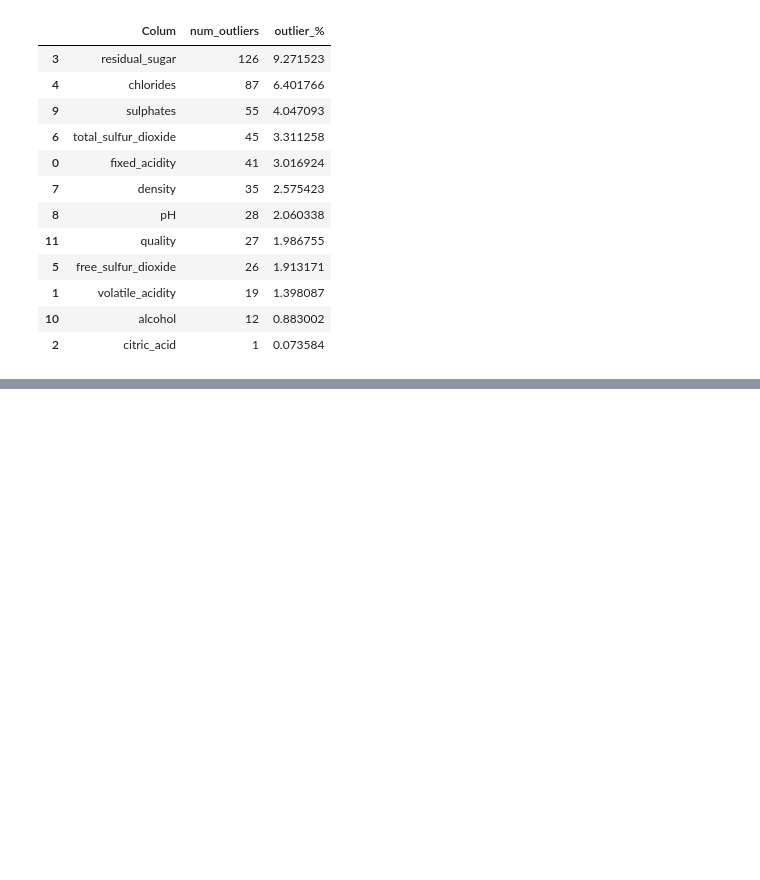
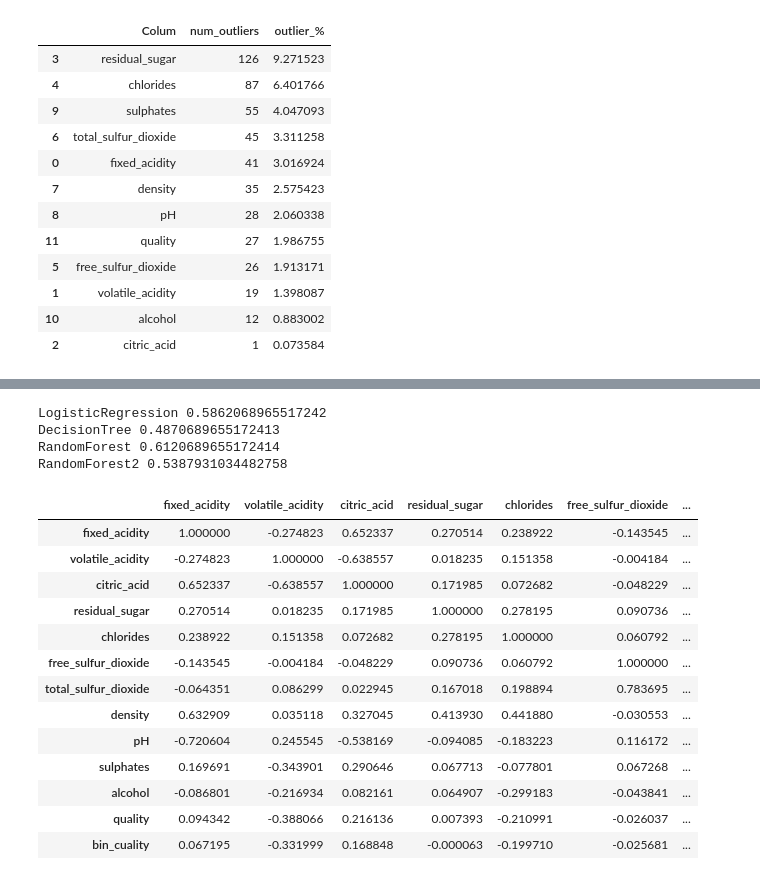
Before and after one commit to Ignacio2M/Data-analysis, a Jupyter notebook: Vinos.ipynb, the cells around one changed output, grey strips where cells are left out. Drawn from its saved outputs; the diff is of its cells as text; code cells hidden in the pictures; blank space fills up the shorter version.

```diff
--- a/Vinos.ipynb
+++ b/Vinos.ipynb
@@ -155,9 +155,72 @@ df.describe()
 from sklearn.model_selection import train_test_split
 
 X_train, X_test, y_train, y_test = train_test_split(df.drop(columns=["quality"]), df['quality'], test_size = 0.20, random_state=48)
+# %%
+from sklearn.linear_model import LogisticRegression
+from sklearn.svm import SVC, LinearSVC
+from sklearn.neighbors import KNeighborsClassifier
+from sklearn.tree import DecisionTreeClassifier
+from sklearn.ensemble import RandomForestClassifier
+from sklearn.naive_bayes import GaussianNB
+from sklearn.neural_network import MLPClassifier
+
+from sklearn.model_selection import cross_val_score
+
+
+models = []
+
+models.append(("LogisticRegression",LogisticRegression(max_iter=10000,random_state= 15)))
+# models.append(("SVC",SVC(max_iter=4000)))
+# models.append(("LinearSVC",LinearSVC(dual='auto', max_iter=40000)))
+# models.append(("KNeighbors",KNeighborsClassifier()))
+models.append(("DecisionTree",DecisionTreeClassifier(random_state= 15)))
+models.append(("RandomForest",RandomForestClassifier(random_state= 15)))
+rf2 = RandomForestClassifier(n_estimators=5, min_samples_split=2, random_state= 15)
+models.append(("RandomForest2",rf2))
+# models.append(("MLPClassifier",MLPClassifier(solver='adam', random_state=0,max_iter=1000)))
+
+
+
+results = []
+names = []
+
+fit_models = {}
+for name,model in models:
+    fit_model = model.fit(X_train, y_train)
+    result = cross_val_score(fit_model, X_test, y_test,  cv=4)
+    names.append(name)
+    results.append(result)
+    fit_models.update({name:{"model":fit_model, "mean": result.mean()}})
+
+for i in range(len(names)):
+    print(names[i],results[i].mean())
+# %% [output]
+LogisticRegression 0.5862068965517242
+DecisionTree 0.4870689655172413
+RandomForest 0.6120689655172414
+RandomForest2 0.5387931034482758
 # %%
 y_train_bin = y_train.apply(lambda x: 0 if x <= 5 else 1)
 y_test_bin = y_test.apply(lambda x: 0 if x <= 5 else 1)
+
+df_sin = df.copy()
+df_sin["bin_cuality"] =  df["quality"].apply(lambda x: 0 if x <= 5 else 1)
+df_sin.corr(method='spearman').style.background_gradient(cmap='coolwarm')
+# %% [output]
+|  | fixed_acidity | volatile_acidity | citric_acid | residual_sugar | chlorides | free_sulfur_dioxide | ... |
+| fixed_acidity | 1.000000 | -0.274823 | 0.652337 | 0.270514 | 0.238922 | -0.143545 | ... |
+| volatile_acidity | -0.274823 | 1.000000 | -0.638557 | 0.018235 | 0.151358 | -0.004184 | ... |
+| citric_acid | 0.652337 | -0.638557 | 1.000000 | 0.171985 | 0.072682 | -0.048229 | ... |
+| residual_sugar | 0.270514 | 0.018235 | 0.171985 | 1.000000 | 0.278195 | 0.090736 | ... |
+| chlorides | 0.238922 | 0.151358 | 0.072682 | 0.278195 | 1.000000 | 0.060792 | ... |
+| free_sulfur_dioxide | -0.143545 | -0.004184 | -0.048229 | 0.090736 | 0.060792 | 1.000000 | ... |
+| total_sulfur_dioxide | -0.064351 | 0.086299 | 0.022945 | 0.167018 | 0.198894 | 0.783695 | ... |
+| density | 0.632909 | 0.035118 | 0.327045 | 0.413930 | 0.441880 | -0.030553 | ... |
+| pH | -0.720604 | 0.245545 | -0.538169 | -0.094085 | -0.183223 | 0.116172 | ... |
+| sulphates | 0.169691 | -0.343901 | 0.290646 | 0.067713 | -0.077801 | 0.067268 | ... |
+| alcohol | -0.086801 | -0.216934 | 0.082161 | 0.064907 | -0.299183 | -0.043841 | ... |
+| quality | 0.094342 | -0.388066 | 0.216136 | 0.007393 | -0.210991 | -0.026037 | ... |
+| bin_cuality | 0.067195 | -0.331999 | 0.168848 | -0.000063 | -0.199710 | -0.025681 | ... |
 # %%
 from sklearn.linear_model import LogisticRegression
 from sklearn.svm import SVC, LinearSVC
```
Also changed, not shown: parts of 9 cells of this notebook.
